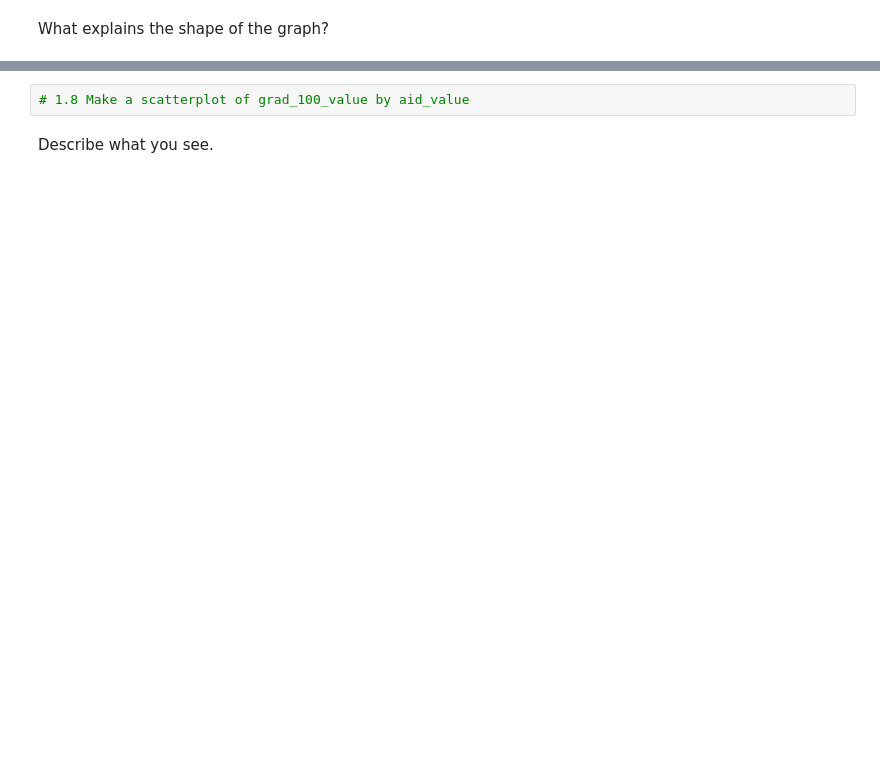
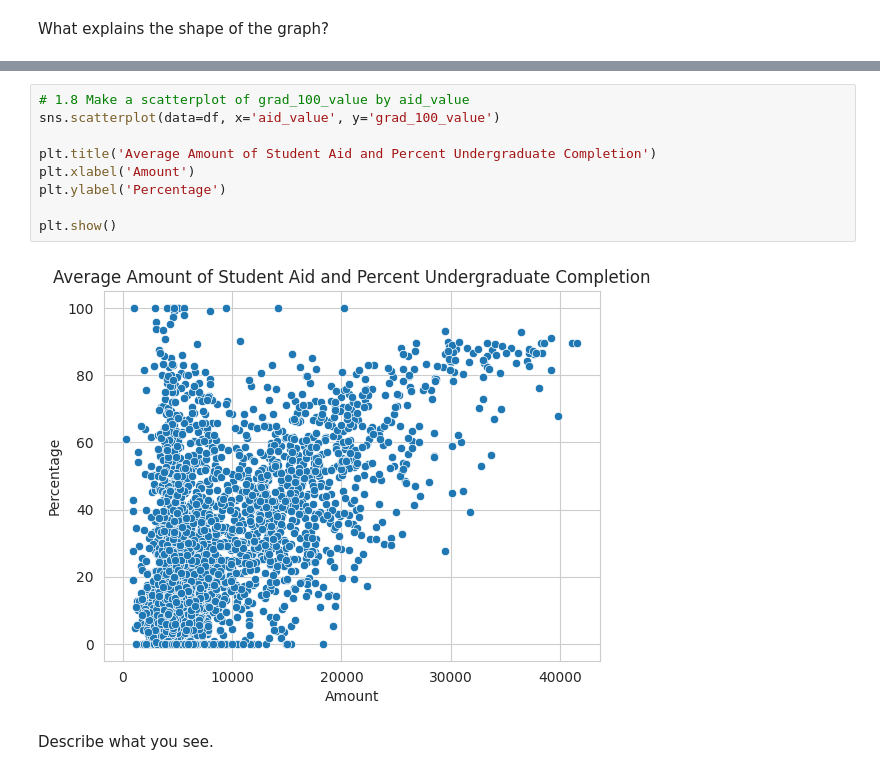
Before and after one commit to kpunsalan8/visualization-KP, a Jupyter notebook: assignment/assignment.ipynb, the cells around one changed output, grey strips where cells are left out. Cells and saved outputs as stored; diff of their text form; blank space fills up the shorter version.

```diff
--- a/assignment/assignment.ipynb
+++ b/assignment/assignment.ipynb
@@ -167,5 +205,14 @@ What explains the shape of the graph?
 # %%
 # 1.8 Make a scatterplot of grad_100_value by aid_value
+sns.scatterplot(data=df, x='aid_value', y='grad_100_value')
+
+plt.title('Average Amount of Student Aid and Percent Undergraduate Completion')
+plt.xlabel('Amount')
+plt.ylabel('Percentage')
+
+plt.show()
+# %% [output]
+[figure, added]
 # %% [markdown]
 Describe what you see.
 # %%
```
Also changed, not shown: parts of 6 cells of this notebook.
